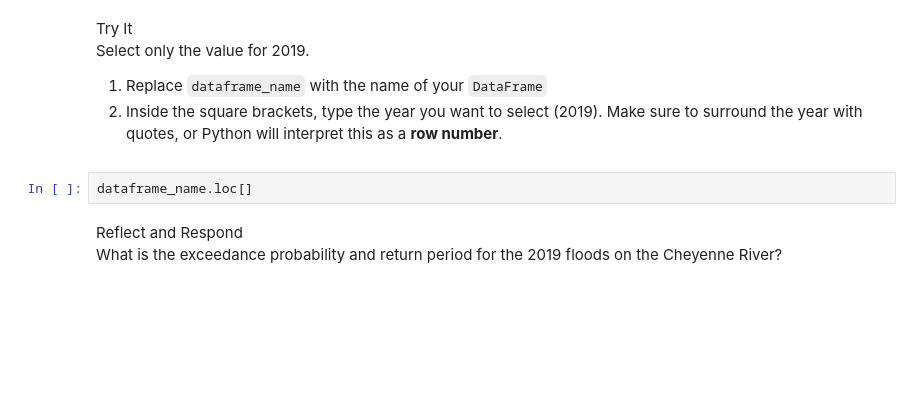
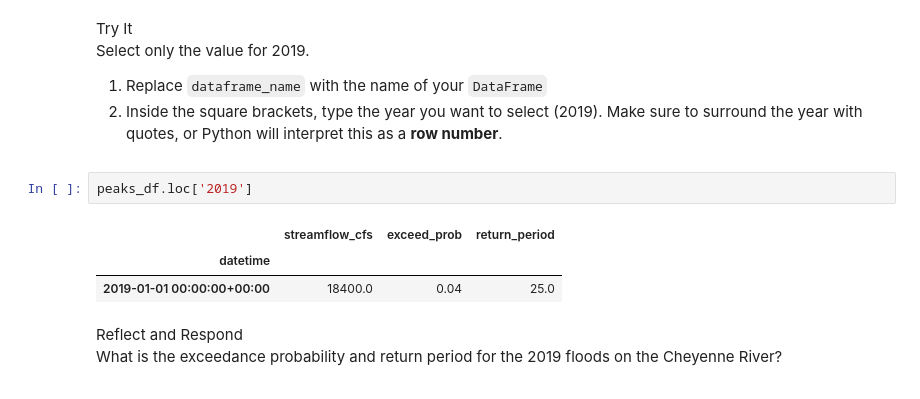
Before and after one commit to cu-esiil-edu/02-flood-anma-msudenver, a Jupyter notebook: notebooks/flood-04-frequency.ipynb, the cells around one changed output. Cells and saved outputs as stored; diff of their text form; blank space fills up the shorter version.

```diff
--- a/notebooks/flood-04-frequency.ipynb
+++ b/notebooks/flood-04-frequency.ipynb
@@ -227,7 +274,11 @@ Make sure to surround the year with quotes, or Python will interpret
 this as a <strong>row number</strong>.</li>
 </ol></div></div>
 # %%
-dataframe_name.loc[]
+peaks_df.loc['2019']
+# %% [output]
+|  | streamflow_cfs | exceed_prob | return_period |
+| datetime |  |  |  |
+| 2019-01-01 00:00:00+00:00 | 18400.0 | 0.04 | 25.0 |
 # %% [markdown]
 <link rel="stylesheet" type="text/css" href="./assets/styles.css"><div class="callout callout-style-default callout-titled callout-respond"><div class="callout-header"><div class="callout-icon-container"><i class="callout-icon"></i></div><div class="callout-title-container flex-fill">Reflect and Respond</div></div><div class="callout-body-container callout-body"><p>What is the exceedance probability and return period for the 2019
 floods on the Cheyenne River?</p></div></div>
```
Also changed, not shown: parts of 4 cells of this notebook, 3 other files.
